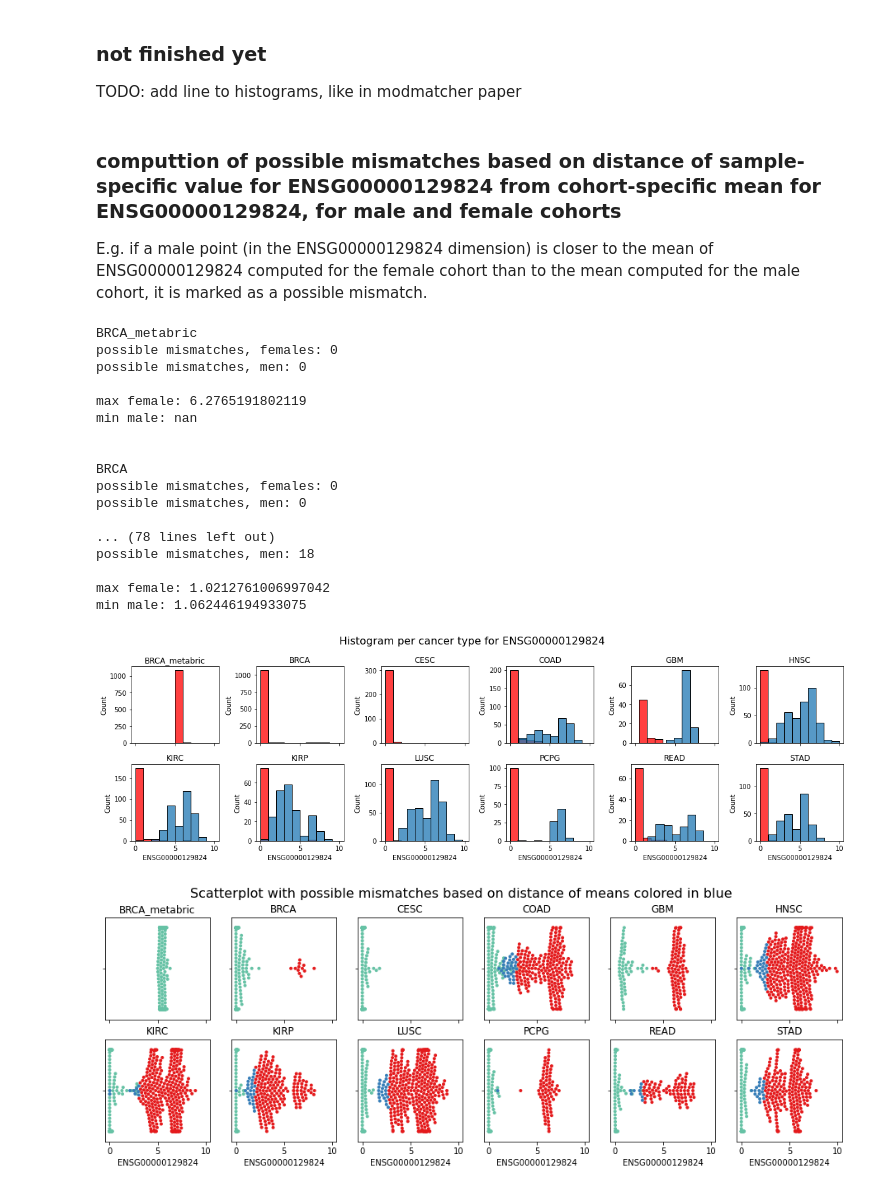
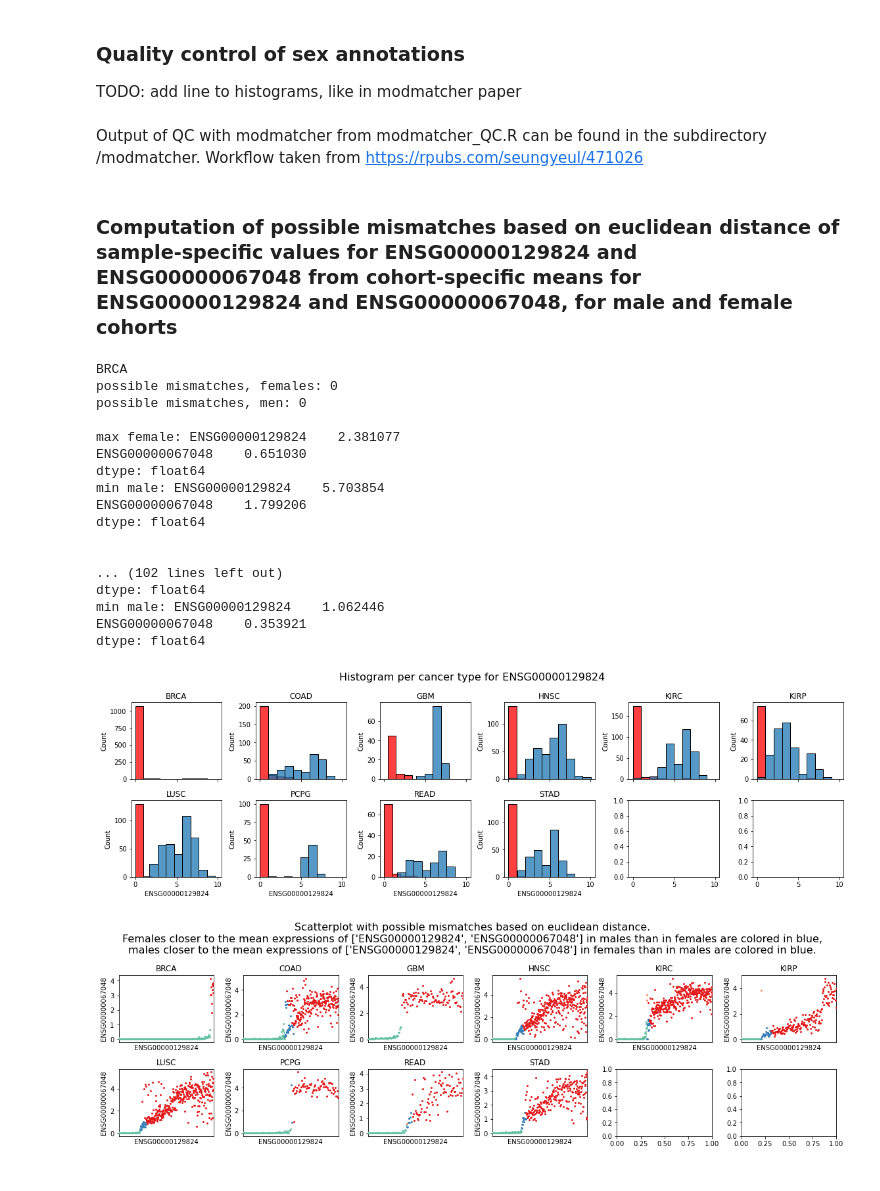
Before and after one commit to bionetslab/grn-confounders, a Jupyter notebook: results/annotation_QC.ipynb, the cells around one changed output. Drawn from its saved outputs; the diff is of its cells as text; code cells hidden in the pictures.

Commit message:
add annotation qc with modmatcher

```diff
--- a/results/annotation_QC.ipynb
+++ b/results/annotation_QC.ipynb
@@ -15,11 +16,13 @@ import warnings
 warnings.filterwarnings("ignore")
 # %% [markdown]
-### not finished yet
+### Quality control of sex annotations
 TODO: add line to histograms, like in modmatcher paper
+# %% [markdown]
+Output of QC with modmatcher from modmatcher_QC.R can be found in the subdirectory /modmatcher. Workflow taken from https://rpubs.com/seungyeul/471026
 # %%
 # list genes (ensembl ids) that were used as sex markers in MODMatcher paper (pmid 25122495)
-gene = 'ENSG00000129824'
-ct_sels_init = ['BRCA_metabric', 'BRCA', 'CESC', 'COAD', 'GBM', 'HNSC', 'KIRC', 'KIRP', 'LUSC', 'PCPG', 'READ', 'STAD']
+genes = ['ENSG00000129824', 'ENSG00000067048']
+ct_sels_init = ['BRCA', 'COAD', 'GBM', 'HNSC', 'KIRC', 'KIRP', 'LUSC', 'PCPG', 'READ', 'STAD']
 num_buckets = 10
 # %%
 def align(pheno, expr):
@@ -52,14 +55,13 @@ def get_pheno_data(cohort):
     pheno_data =  pheno_data[pheno_data[tissue_type_field] == tissue_type]
     return pheno_data
 # %% [markdown]
-### computtion of possible mismatches based on distance of sample-specific value for ENSG00000129824 from cohort-specific mean for ENSG00000129824, for male and female cohorts
-E.g. if a male point (in the ENSG00000129824 dimension) is closer to the mean of ENSG00000129824 computed for the female cohort than to the mean computed for the male cohort, it is marked as a possible mismatch.
+### Computation of possible mismatches based on euclidean distance of sample-specific values for ENSG00000129824 and ENSG00000067048 from cohort-specific means for ENSG00000129824 and ENSG00000067048, for male and female cohorts
 # %%
 fig, axs = plt.subplots(2, 6, figsize=(16,5), sharex=True, sharey=False)
-fig.suptitle(f'Histogram per cancer type for {gene}', fontsize=16)
+fig.suptitle(f'Histogram per cancer type for {genes[0]}', fontsize=16)
 
-fig2, axs2 = plt.subplots(2, 6, figsize=(16,5), sharex=True, sharey=False)
-fig2.suptitle(f'Scatterplot with possible mismatches based on distance of means colored in blue', fontsize=16)
+fig2, axs2 = plt.subplots(2, 6, figsize=(16,5), sharex=False, sharey=False)
+fig2.suptitle(f'Scatterplot with possible mismatches based on euclidean distance.\nFemales closer to the mean expressions of {genes} in males than in females are colored in blue,\nmales closer to the mean expressions of {genes} in females than in males are colored in blue.', fontsize=16)
 
 i = j = 0
 for cohort in ct_sels_init:
@@ -69,64 +71,66 @@ for cohort in ct_sels_init:
     pheno = get_pheno_data(cohort)
     # align pheno and expr
     pheno, expr = align(pheno, expr)
+    expr = expr[genes]
     try:
         pheno = pheno[pheno['gender.demographic'].notna()]
         pheno_data = pheno[pheno['gender.demographic'] != 'not reported']
         samples_f = pheno.loc[pheno['gender.demographic'].astype('string').str.strip() == 'female'].index.tolist()
         samples_m = pheno.loc[pheno['gender.demographic'].astype('string').str.strip() == 'male'].index.tolist()
     except:
         pheno = pheno[pheno['Sex'].notna()]
         samples_f = pheno.loc[pheno['Sex'].astype('string').str.strip() == 'Female'].index.tolist()
         samples_m = pheno.loc[pheno['Sex'].astype('string').str.strip() == 'Male'].index.tolist()
 
-    expr_f = pd.DataFrame(expr.loc[samples_f][gene], columns=[gene])
-    expr_m = pd.DataFrame(expr.loc[samples_m][gene], columns=[gene])
+    expr_f = expr.loc[samples_f]
+    expr_m = expr.loc[samples_m]
 
-    expr_f['dev_f'] = abs(expr_f[gene] - expr_f[gene].mean())
-    expr_f['dev_m'] = abs(expr_f[gene] - expr_m[gene].mean())
-    expr_f['mismatch'] = expr_f['dev_m']<expr_f['dev_f']
+    expr_f['dist_f'] = expr_f.apply(lambda x: np.linalg.norm(np.array(x[genes]) - expr_f[genes].mean()), axis=1)
+    expr_f['dist_m'] = expr_f.apply(lambda x: np.linalg.norm(np.array(x[genes]) - expr_m[genes].mean()), axis=1)
+    expr_f['mismatch'] = expr_f['dist_m']<expr_f['dist_f']
     print('possible mismatches, females: ' + str(len(expr_f[expr_f['mismatch']])))
 
-    expr_m['dev_m'] = abs(expr_m[gene] - expr_m[gene].mean())
-    expr_m['dev_f'] = abs(expr_m[gene] - expr_f[gene].mean())
-    expr_m['mismatch'] = expr_m['dev_f']<expr_m['dev_m']
+    expr_m['dist_m'] = expr_m.apply(lambda x: np.linalg.norm(np.array(x[genes]) - expr_m[genes].mean()), axis=1)
+    expr_m['dist_f'] = expr_m.apply(lambda x: np.linalg.norm(np.array(x[genes]) - expr_f[genes].mean()), axis=1)
+    expr_m['mismatch'] = expr_m['dist_f']<expr_m['dist_m']
     print('possible mismatches, men: ' + str(len(expr_m[expr_m['mismatch']])))
 
-    print('\nmax female: ' + str(expr_f[gene].max()))
-    print('min male: ' + str(expr_m[gene].min()))
+    print('\nmax female: ' + str(expr_f[genes].max()))
+    print('min male: ' + str(expr_m[genes].min()))
 
-    sns.histplot(expr.loc[samples_f][gene], binwidth=1, kde=False, ax=axs[j,i], color='red')
-    sns.histplot(expr.loc[samples_m][gene], binwidth=1, kde=False, ax=axs[j,i])
+    sns.histplot(expr.loc[samples_f][genes[0]], binwidth=1, kde=False, ax=axs[j,i], color='red')
+    sns.histplot(expr.loc[samples_m][genes[0]], binwidth=1, kde=False, ax=axs[j,i])
     axs[j,i].title.set_text(cohort)
 
-    sns.swarmplot(expr_f, x=gene, ax=axs2[j,i], hue='mismatch', palette=sns.color_palette("Set2"), size=4, legend=False)
-    sns.swarmplot(expr_m, x=gene, ax=axs2[j,i], hue='mismatch', palette=sns.color_palette("Set1"), size=4, legend=False)
+    sns.swarmplot(expr_f, x=genes[0], y=genes[1], ax=axs2[j,i], hue='mismatch', palette=sns.color_palette("Set2"), size=3, legend=False)
+    sns.swarmplot(expr_m, x=genes[0], y=genes[1], ax=axs2[j,i], hue='mismatch', palette=sns.color_palette("Set1"), size=3, legend=False)
     axs2[j,i].title.set_text(cohort)
-
+    axs2[j,i].set_xticks([])#[axs2[j,i].get_xticks()[0], axs2[j,i].get_xticks()[len(axs2[j,i].get_xticks())-1]])
     i += 1
     if i == 6:
         i = 0
         j += 1
     print('\n')
 
 fig.tight_layout()
+fig2.tight_layout()
 # %% [output]
-BRCA_metabric
-possible mismatches, females: 0
-possible mismatches, men: 0
-
-max female: 6.2765191802119
-min male: nan
-
-
 BRCA
 possible mismatches, females: 0
 possible mismatches, men: 0
 
-... (78 lines left out)
-possible mismatches, men: 18
+max female: ENSG00000129824    2.381077
+ENSG00000067048    0.651030
+dtype: float64
+min male: ENSG00000129824    5.703854
+ENSG00000067048    1.799206
+dtype: float64
 
-max female: 1.0212761006997042
-min male: 1.062446194933075
+
+... (102 lines left out)
+dtype: float64
+min male: ENSG00000129824    1.062446
+ENSG00000067048    0.353921
+dtype: float64
-[figure, old version]
+[figure, new version]
-[figure, old version]
+[figure, new version]
```
Also changed, not shown: parts of 4 cells of this notebook, 21 other files.
